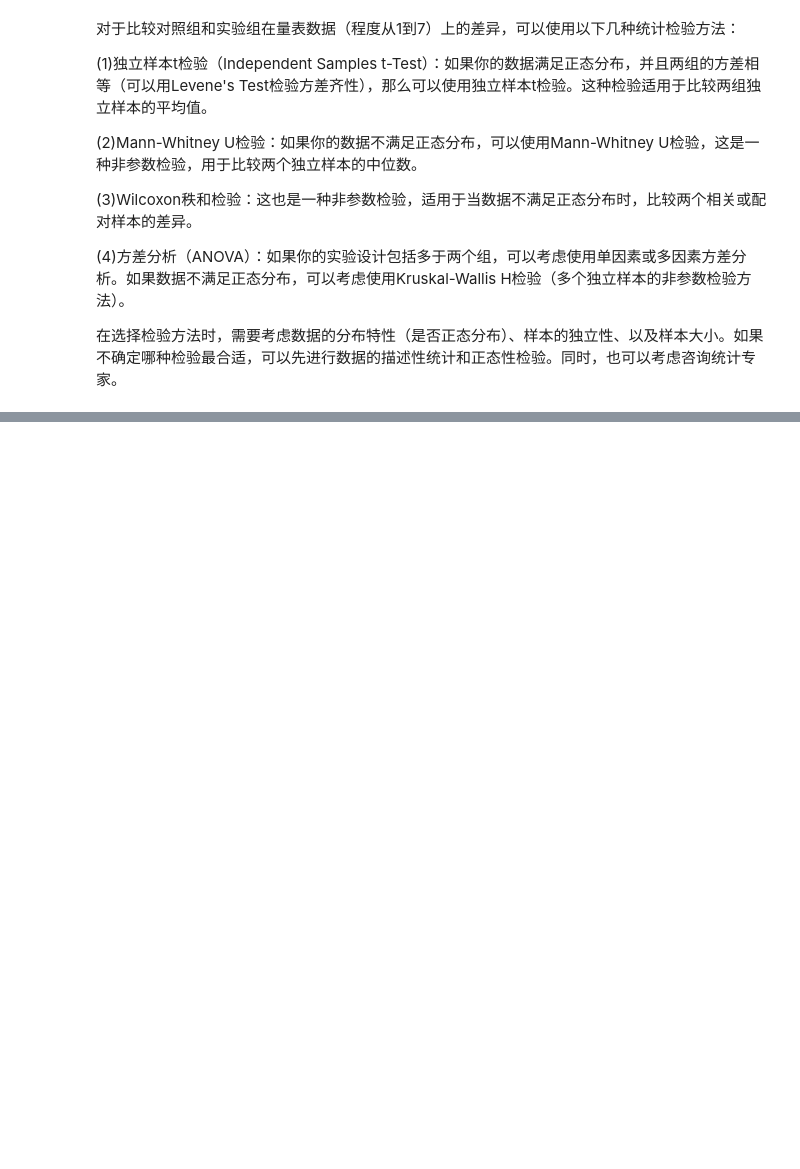
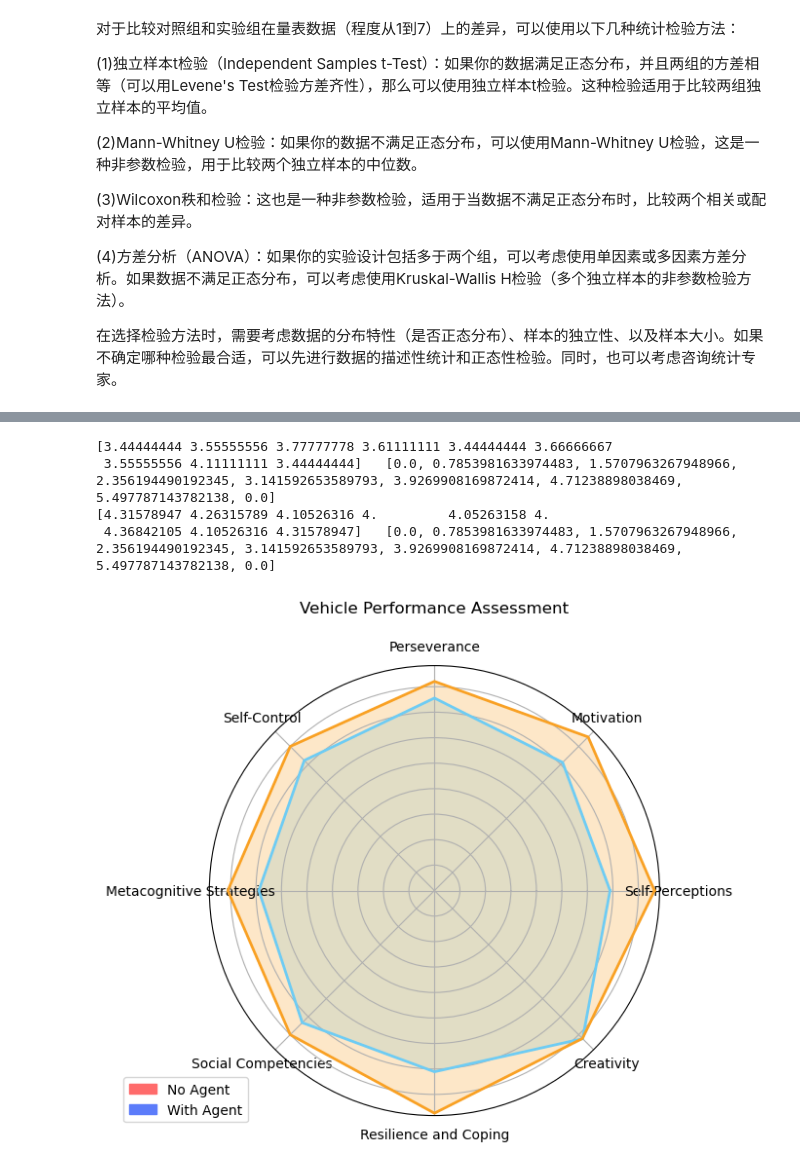
Before and after one commit to yzihan/data-analysis, a Jupyter notebook: simulife/analysis.ipynb, the cells around one changed output, grey strips where cells are left out. Drawn from its saved outputs; the diff is of its cells as text; code cells hidden in the pictures; blank space fills up the shorter version.

```diff
--- a/simulife/analysis.ipynb
+++ b/simulife/analysis.ipynb
@@ -8,3 +7,6 @@ import matplotlib.pyplot as plt
+# %%
+colors = ["#6eccf4", "#F9A124"]
+colors2 = ["#ff6b6b", "#5c7cfa"]
 # %%
 df1 = pd.read_excel("without.xlsx")
 df2 = pd.read_excel("with.xlsx")
@@ -107,0 +81,56 @@ ValueError: The samples x and y must have the same length.
+# %%
+qs = ['Self-Perceptions',
+ 'Motivation',
+ 'Perseverance',
+ 'Self-Control',
+ 'Metacognitive Strategies',
+ 'Social Competencies',
+ 'Resilience and Coping',
+ 'Creativity']
+labels=np.array(qs)
+data1=[df1[q].mean() for q in qs]
+data2=[df2[q].mean() for q in qs]
+# data2=np.array([df_nar_sage["Narrativity_Overall"].mean(),
+#                 df_nar_sage["Narrativity_Staging"].mean(),
+#                 df_nar_sage["Narrativity_PlotProg"].mean(),
+#                 df_nar_sage["Narrativity_CogTension"].mean(),
+#                ])
+
+
+def draw_radar(labels, *datas):
+    # Create radar plot
+    angles=np.linspace(0, 2*np.pi, len(labels), endpoint=False).tolist()
+    angles+=angles[:1]
+
+    # The plot is circular, so we need to "complete the loop" and append the start to the end.
+    fig, ax = plt.subplots(figsize=(6, 6), subplot_kw=dict(polar=True))
+    count = 0
+    for data in datas:
+        count += 1
+        processed_data=np.concatenate((data,[data[0]]))
+
+        print(processed_data, " ", angles)
+        ax.fill(angles, processed_data, color=colors[count-1], alpha=0.25)
+        ax.plot(angles, processed_data, color=colors[count-1], linewidth=2)  # Change the color if needed
+
+    # Labels for each point
+    ax.set_yticklabels([])
+    ax.set_xticks(angles[:-1])
+    ax.set_xticklabels(labels)
+
+    # Title of the plot
+    ax.set_title('Vehicle Performance Assessment', y=1.1)
+
+    legend_patches = [
+        mpatches.Patch(color=colors2[0], label='No Agent'),
+        mpatches.Patch(color=colors2[1], label='With Agent')
+    ]
+    ax.legend(handles=legend_patches, loc='upper right', bbox_to_anchor=(0.1, 0.1))
+    plt.show()
+draw_radar(labels, data1, data2)
+# %% [output]
+[3.44444444 3.55555556 3.77777778 3.61111111 3.44444444 3.66666667
+ 3.55555556 4.11111111 3.44444444]   [0.0, 0.7853981633974483, 1.5707963267948966, 2.356194490192345, 3.141592653589793, 3.9269908169872414, 4.71238898038469, 5.497787143782138, 0.0]
+[4.31578947 4.26315789 4.10526316 4.         4.05263158 4.
+ 4.36842105 4.10526316 4.31578947]   [0.0, 0.7853981633974483, 1.5707963267948966, 2.356194490192345, 3.141592653589793, 3.9269908169872414, 4.71238898038469, 5.497787143782138, 0.0]
+[figure, added]
```
Also changed, not shown: parts of 18 cells of this notebook, 1 other file.
